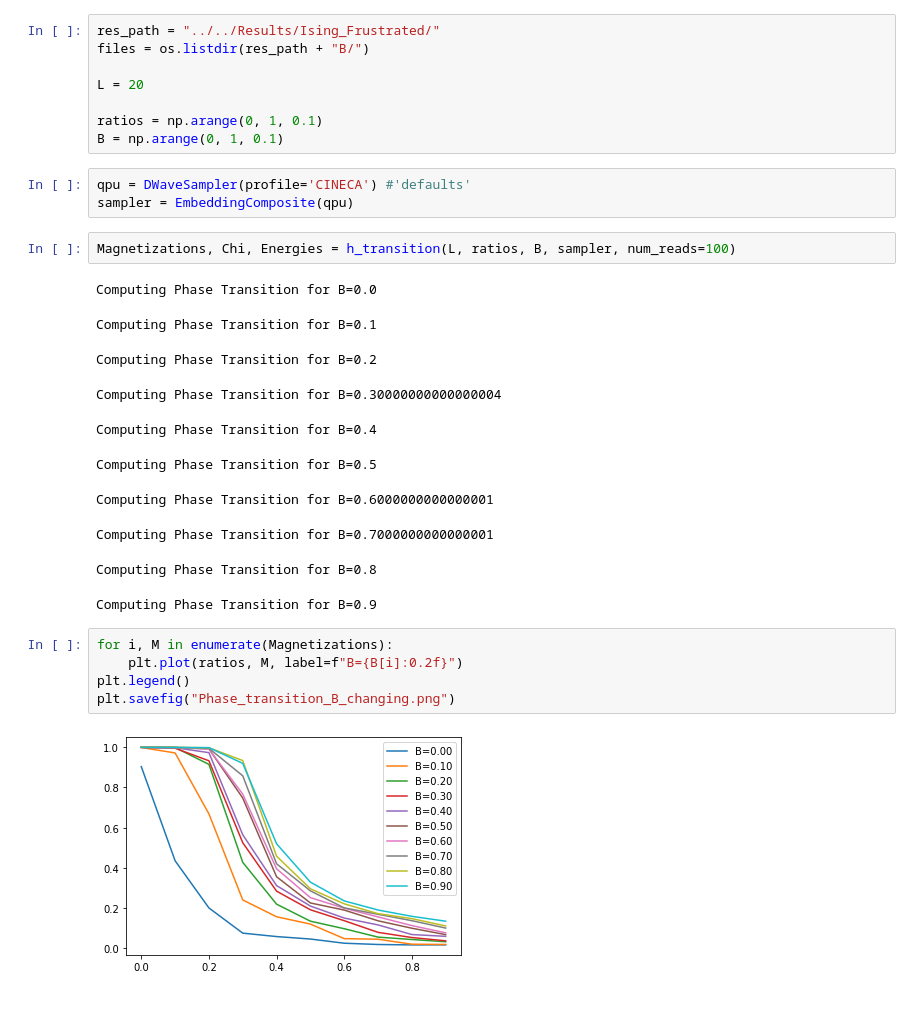
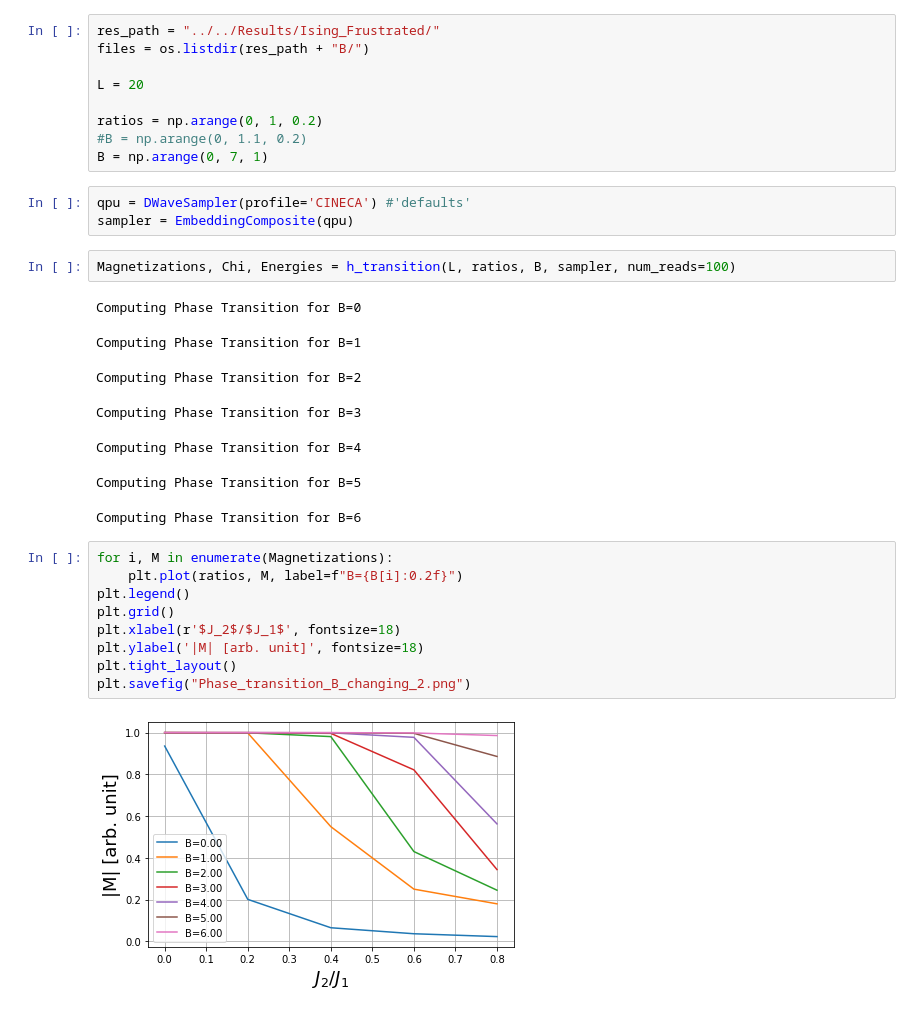
Before and after one commit to Wronsmin/Quantum-Computing, a Jupyter notebook: src/Ising/Ising_Frustrated_B.ipynb, the cells around one changed output. Saved outputs shown, nothing was run; the diff lists cells and outputs as text.

```diff
--- a/src/Ising/Ising_Frustrated_B.ipynb
+++ b/src/Ising/Ising_Frustrated_B.ipynb
@@ -20,28 +20,30 @@ files = os.listdir(res_path + "B/")
 
 L = 20
 
-ratios = np.arange(0, 1, 0.1)
-B = np.arange(0, 1, 0.1)
+ratios = np.arange(0, 1, 0.2)
+#B = np.arange(0, 1.1, 0.2)
+B = np.arange(0, 7, 1)
 # %%
 qpu = DWaveSampler(profile='CINECA') #'defaults'
 sampler = EmbeddingComposite(qpu)
 # %%
 Magnetizations, Chi, Energies = h_transition(L, ratios, B, sampler, num_reads=100)
 # %% [output]
-Computing Phase Transition for B=0.0
+Computing Phase Transition for B=0
-Computing Phase Transition for B=0.1
+Computing Phase Transition for B=1
-Computing Phase Transition for B=0.2
+Computing Phase Transition for B=2
-Computing Phase Transition for B=0.30000000000000004
+Computing Phase Transition for B=3
-Computing Phase Transition for B=0.4
+Computing Phase Transition for B=4
-Computing Phase Transition for B=0.5
+Computing Phase Transition for B=5
-Computing Phase Transition for B=0.6000000000000001
+Computing Phase Transition for B=6
-Computing Phase Transition for B=0.7000000000000001
-Computing Phase Transition for B=0.8
-Computing Phase Transition for B=0.9
 # %%
 for i, M in enumerate(Magnetizations):
     plt.plot(ratios, M, label=f"B={B[i]:0.2f}")
 plt.legend()
-plt.savefig("Phase_transition_B_changing.png")
+plt.grid()
+plt.xlabel(r'$J_2$/$J_1$', fontsize=18)
+plt.ylabel('|M| [arb. unit]', fontsize=18)
+plt.tight_layout()
+plt.savefig("Phase_transition_B_changing_2.png")
 # %% [output]
-[figure, old version]
+[figure, new version]
```
Also changed, not shown: 2 other files.
